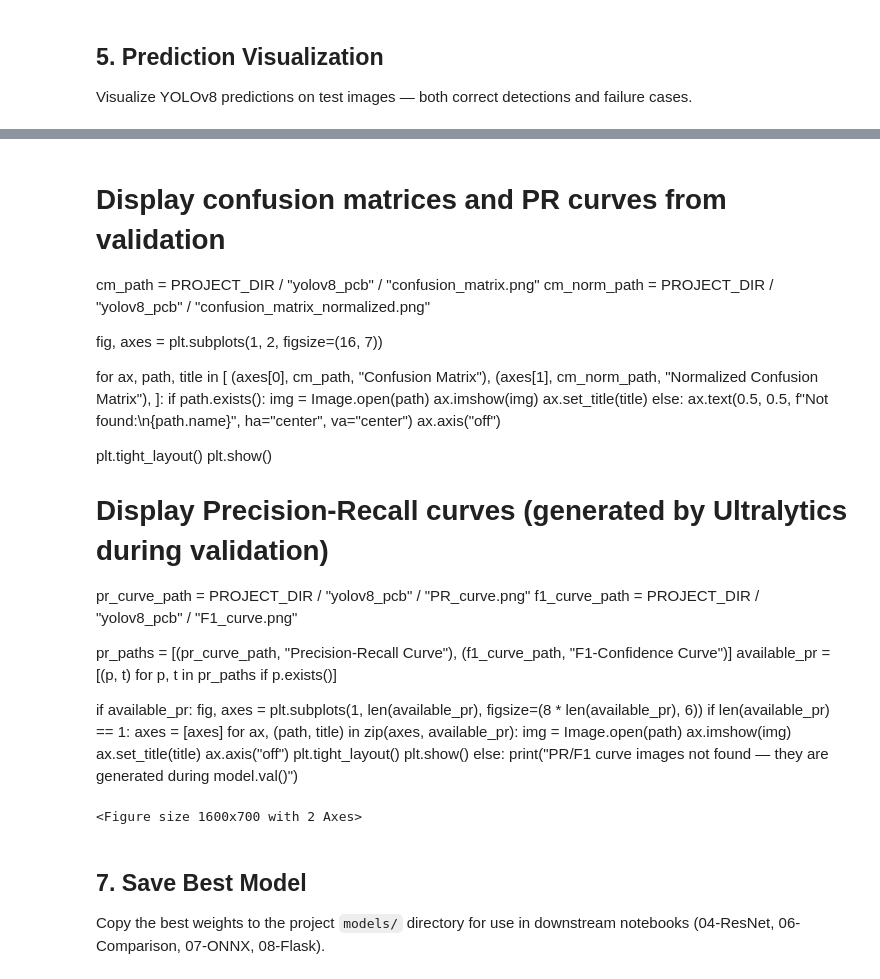
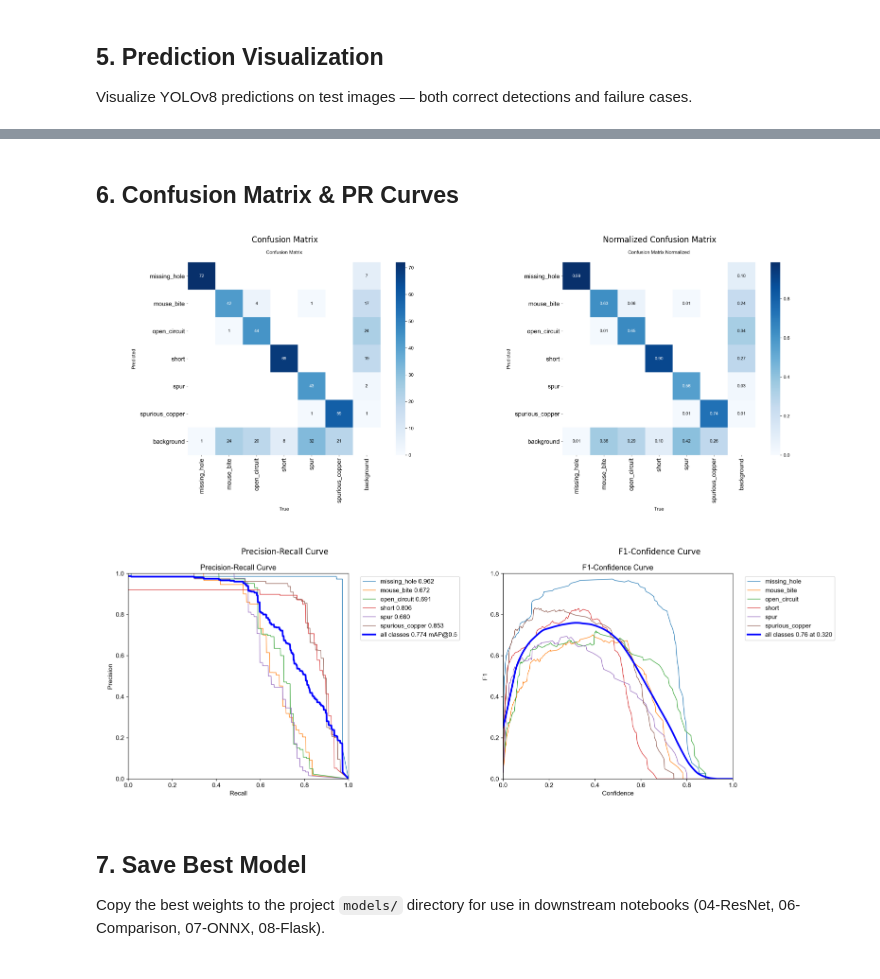
Before and after one commit to MillerMedia/pcb-defect-detection, a Jupyter notebook: notebooks/03-yolov8-training-and-evaluation.ipynb, the cells around one changed output, grey strips where cells are left out. Cells and saved outputs as stored; diff of their text form; code cells hidden in the pictures.

```diff
--- a/notebooks/03-yolov8-training-and-evaluation.ipynb
+++ b/notebooks/03-yolov8-training-and-evaluation.ipynb
@@ -221,68 +230,47 @@ Model or test images not available
 # %% [markdown]
-# Display confusion matrices and PR curves from validation
-cm_path = PROJECT_DIR / "yolov8_pcb" / "confusion_matrix.png"
-cm_norm_path = PROJECT_DIR / "yolov8_pcb" / "confusion_matrix_normalized.png"
-
-fig, axes = plt.subplots(1, 2, figsize=(16, 7))
-
-for ax, path, title in [
-    (axes[0], cm_path, "Confusion Matrix"),
-    (axes[1], cm_norm_path, "Normalized Confusion Matrix"),
-]:
-    if path.exists():
-        img = Image.open(path)
-        ax.imshow(img)
-        ax.set_title(title)
-    else:
-        ax.text(0.5, 0.5, f"Not found:\n{path.name}", ha="center", va="center")
-    ax.axis("off")
-
-plt.tight_layout()
-plt.show()
-
-# Display Precision-Recall curves (generated by Ultralytics during validation)
-pr_curve_path = PROJECT_DIR / "yolov8_pcb" / "PR_curve.png"
-f1_curve_path = PROJECT_DIR / "yolov8_pcb" / "F1_curve.png"
-
-pr_paths = [(pr_curve_path, "Precision-Recall Curve"), (f1_curve_path, "F1-Confidence Curve")]
-available_pr = [(p, t) for p, t in pr_paths if p.exists()]
-
-if available_pr:
-    fig, axes = plt.subplots(1, len(available_pr), figsize=(8 * len(available_pr), 6))
-    if len(available_pr) == 1:
-        axes = [axes]
-    for ax, (path, title) in zip(axes, available_pr):
-        img = Image.open(path)
-        ax.imshow(img)
-        ax.set_title(title)
-        ax.axis("off")
-    plt.tight_layout()
-    plt.show()
-else:
-    print("PR/F1 curve images not found — they are generated during model.val()")
+## 6. Confusion Matrix & PR Curves
 # %%
-# Display confusion matrices from validation
+# Display confusion matrices and PR curves from validation
 cm_path = PROJECT_DIR / "yolov8_pcb" / "confusion_matrix.png"
 cm_norm_path = PROJECT_DIR / "yolov8_pcb" / "confusion_matrix_normalized.png"
 
 fig, axes = plt.subplots(1, 2, figsize=(16, 7))
-
 for ax, path, title in [
     (axes[0], cm_path, "Confusion Matrix"),
     (axes[1], cm_norm_path, "Normalized Confusion Matrix"),
 ]:
     if path.exists():
         img = Image.open(path)
         ax.imshow(img)
         ax.set_title(title)
     else:
         ax.text(0.5, 0.5, f"Not found:\n{path.name}", ha="center", va="center")
     ax.axis("off")
-
 plt.tight_layout()
 plt.show()
+
+# Display Precision-Recall curves
+pr_curve_path = PROJECT_DIR / "yolov8_pcb" / "BoxPR_curve.png"
+f1_curve_path = PROJECT_DIR / "yolov8_pcb" / "BoxF1_curve.png"
+pr_paths = [(pr_curve_path, "Precision-Recall Curve"), (f1_curve_path, "F1-Confidence Curve")]
+available_pr = [(p, t) for p, t in pr_paths if p.exists()]
+
+if available_pr:
+    fig, axes = plt.subplots(1, len(available_pr), figsize=(8 * len(available_pr), 6))
+    if len(available_pr) == 1:
+        axes = [axes]
+    for ax, (path, title) in zip(axes, available_pr):
+        img = Image.open(path)
+        ax.imshow(img)
+        ax.set_title(title)
+        ax.axis("off")
+    plt.tight_layout()
+    plt.show()
+else:
+    print("PR/F1 curve images not found — they are generated during model.val()")
 # %% [output]
-<Figure size 1600x700 with 2 Axes>
+[figure, added]
+[figure, added]
 # %% [markdown]
 ## 7. Save Best Model
 
```
Also changed, not shown: parts of 5 cells of this notebook, 2 other files.
